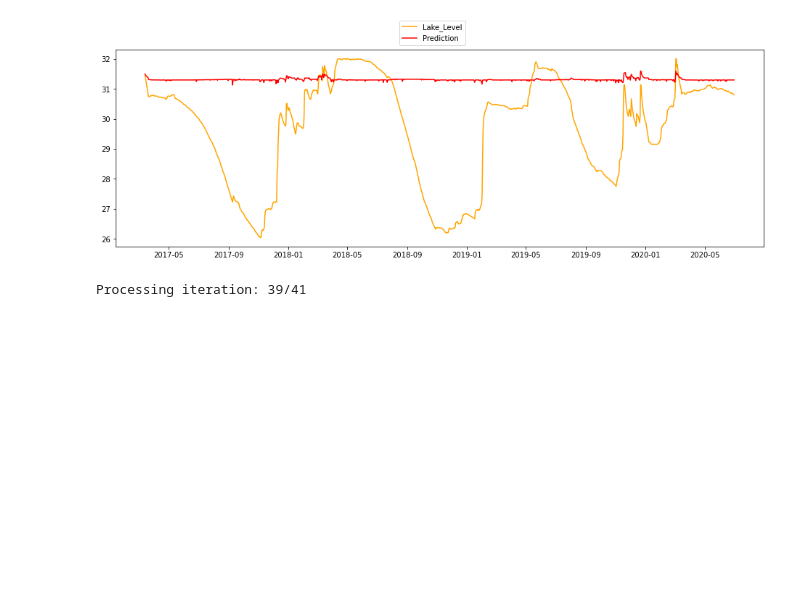
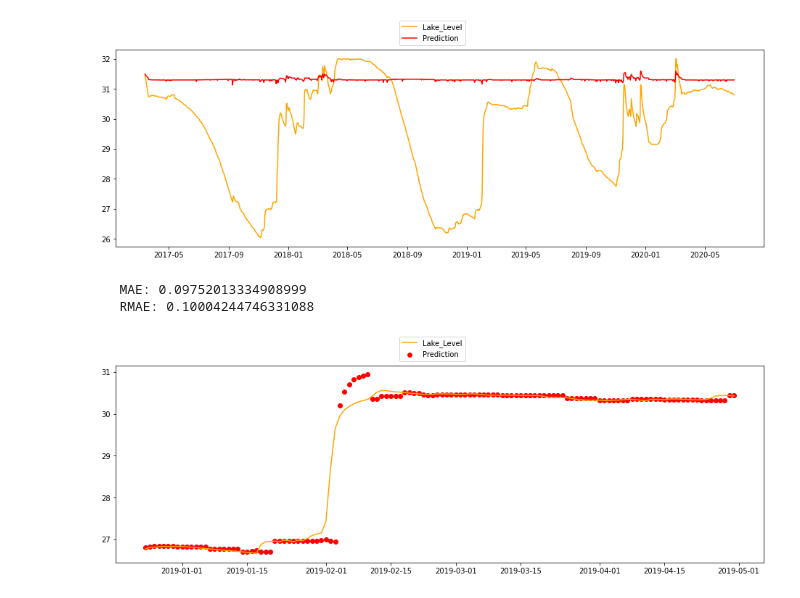
Before and after one commit to KlemenKozelj/master_thesis, a Jupyter notebook: 02_Lake_Bilancino_Time_Series.ipynb, the cells around one changed output. Saved outputs shown, nothing was run; the diff lists cells and outputs as text; code cells hidden in the pictures; blank space fills up the shorter version.

```diff
--- a/02_Lake_Bilancino_Time_Series.ipynb
+++ b/02_Lake_Bilancino_Time_Series.ipynb
@@ -401,7 +391,13 @@ sarimax_rolling_forecast(df, test_percentage, len(df_test), order=(1, 1, 1), sea
    MAE: 1.7376503024309624
    RMAE: 5.544988703045583
 [figure]
-# %%
-sarimax_rolling_forecast(df, test_percentage, 30, order=(2, 0, 2), season=(2, 0, 2, 365))
-# %% [output]
-Processing iteration: 39/41
+# %%
+sarimax_rolling_forecast(
+df[
+    (df.index > pd.to_datetime('2017-08-01')) &
+    (df.index < pd.to_datetime('2019-05-01'))
+], test_percentage, 7, order=(1, 1, 0), season=(1, 1, 0, 365))
+# %% [output]
+   MAE: 0.09752013334908999
+   RMAE: 0.10004244746331088
+[figure, added]
```
Also changed, not shown: parts of 13 cells of this notebook.
